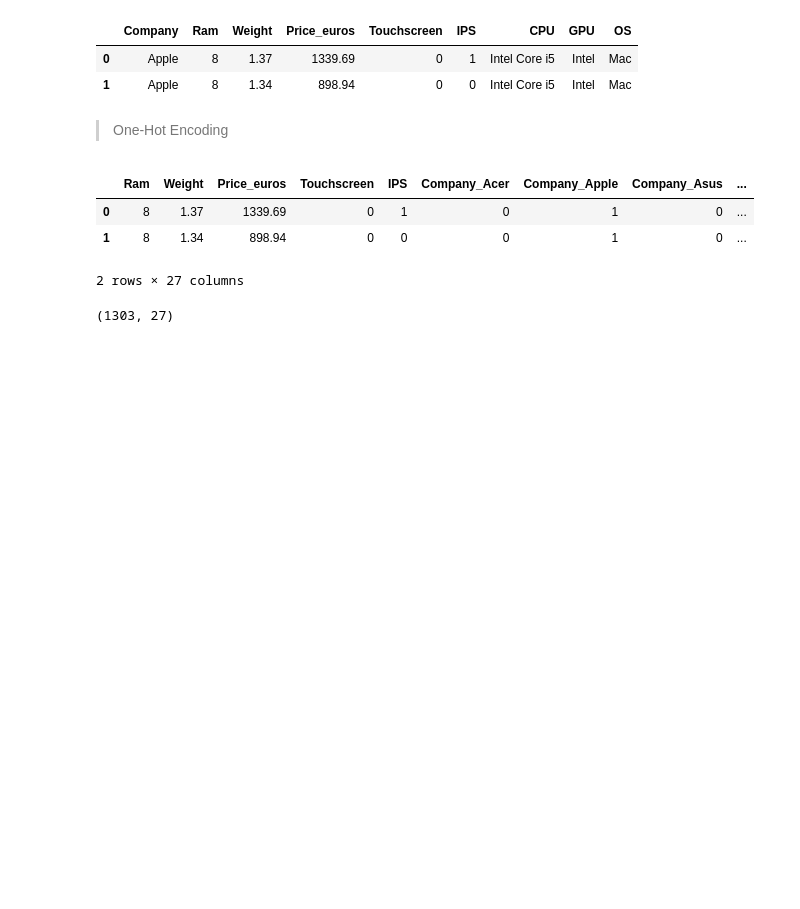
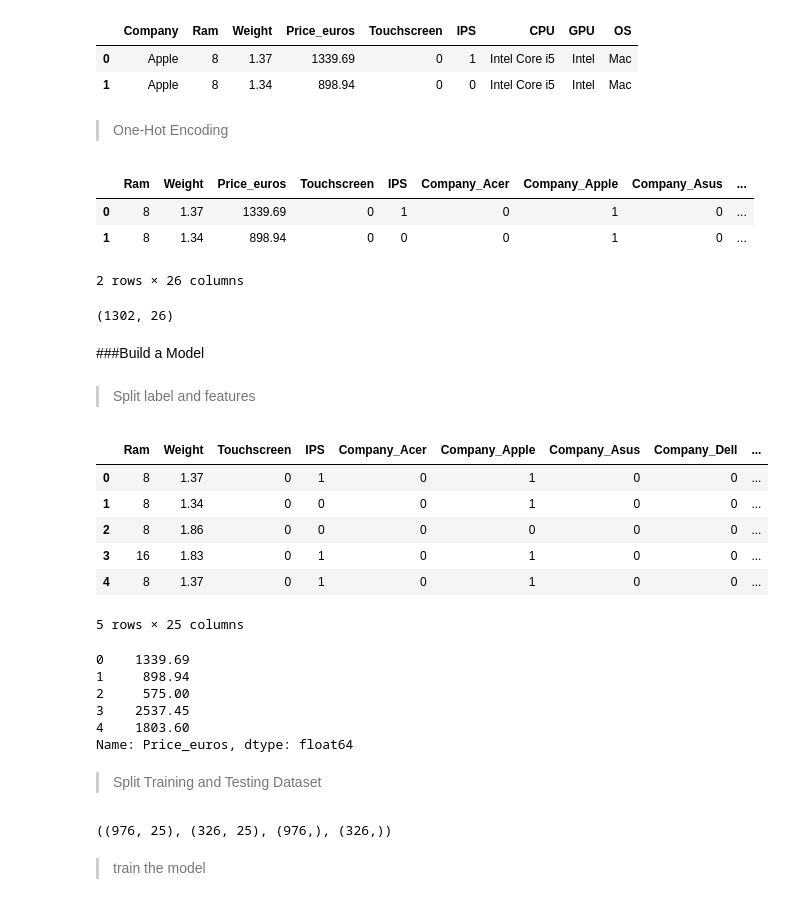
Before and after one commit to PasindiWeerathunge/Laptop_Price_Prediction, a Jupyter notebook: Laptop_Price_Prediction.ipynb, the cells around one changed output. Saved outputs shown, nothing was run; the diff lists cells and outputs as text; code cells hidden in the pictures; blank space fills up the shorter version.

Commit message:
Build a Model

```diff
--- a/Laptop_Price_Prediction.ipynb
+++ b/Laptop_Price_Prediction.ipynb
@@ -275,6 +277,8 @@ Nvidia    400
 AMD       180
 ARM         1
 Name: GPU, dtype: int64
+# %%
+data = data[data['GPU'] != 'ARM']
 # %% [markdown]
 >> OS Column
 # %%
@@ -336,8 +340,36 @@ data.head(2)
 |  | Ram | Weight | Price_euros | Touchscreen | IPS | Company_Acer | Company_Apple | Company_Asus | ... |
 | 0 | 8 | 1.37 | 1339.69 | 0 | 1 | 0 | 1 | 0 | ... |
 | 1 | 8 | 1.34 | 898.94 | 0 | 0 | 0 | 1 | 0 | ... |
-2 rows × 27 columns
+2 rows × 26 columns
 # %%
 data.shape
 # %% [output]
-(1303, 27)
+(1302, 26)
+# %% [markdown]
+###Build a Model
+# %% [markdown]
+> Split label and features
+# %%
+x = data.drop('Price_euros', axis=1)
+y = data['Price_euros']
+# %%
+x.head()
+# %% [output]
+|  | Ram | Weight | Touchscreen | IPS | Company_Acer | Company_Apple | Company_Asus | Company_Dell | ... |
+| 0 | 8 | 1.37 | 0 | 1 | 0 | 1 | 0 | 0 | ... |
+| 1 | 8 | 1.34 | 0 | 0 | 0 | 1 | 0 | 0 | ... |
+| 2 | 8 | 1.86 | 0 | 0 | 0 | 0 | 0 | 0 | ... |
+| 3 | 16 | 1.83 | 0 | 1 | 0 | 1 | 0 | 0 | ... |
+| 4 | 8 | 1.37 | 0 | 1 | 0 | 1 | 0 | 0 | ... |
+5 rows × 25 columns
+# %%
+y.head()
+# %% [output]
+0    1339.69
+1     898.94
+2     575.00
+3    2537.45
+4    1803.60
+Name: Price_euros, dtype: float64
+# %% [markdown]
+>Split Training and Testing Dataset
@@ -343,0 +379,6 @@ data.shape
+# %%
+x_train.shape, x_test.shape, y_train.shape, y_test.shape
+# %% [output]
+((976, 25), (326, 25), (976,), (326,))
+# %% [markdown]
+> train the model
```
Also changed, not shown: parts of 8 cells of this notebook.
